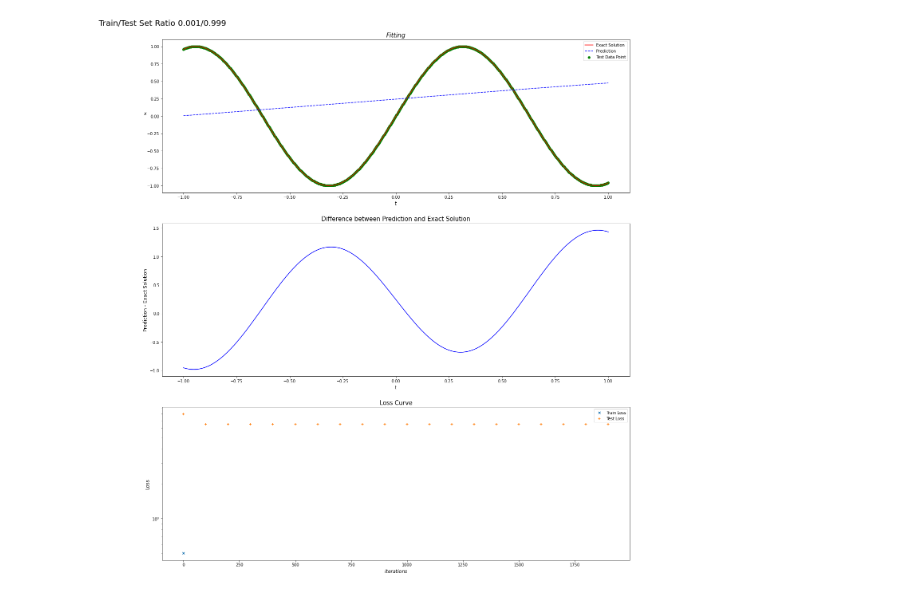
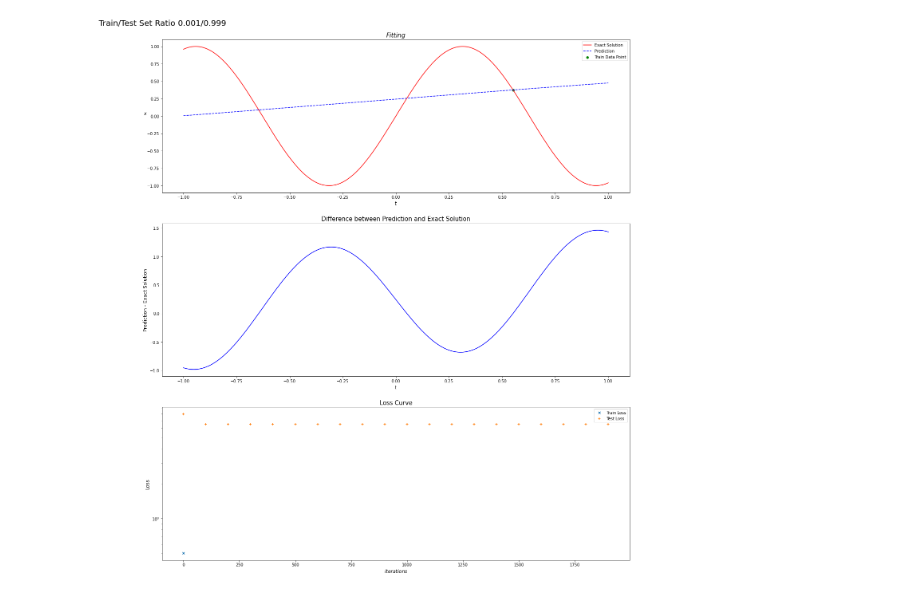
Before and after one commit to GP248CME215/Curve-fitting, a Jupyter notebook: Curve_fitting_1D_Keras.ipynb, the cells around one changed output. Drawn from its saved outputs; the diff is of its cells as text; code cells hidden in the pictures.

Commit message:
Plot training data instead of testing

```diff
--- a/Curve_fitting_1D_Keras.ipynb
+++ b/Curve_fitting_1D_Keras.ipynb
@@ -94,13 +94,13 @@ class NeuralNet:
                 start_time = time.time()
 # %%
 %matplotlib inline
-def plot(t_all, x_all, pred_all, t_test, x_test, title: str):
+def plot(t_all, x_all, pred_all, t_train, x_train, title: str):
     fig = plt.figure(figsize=(21, 24))
 
     ax = plt.subplot(311)
     ax.plot(t_all, x_all, "r", label="Exact Solution")
     ax.plot(t_all, pred_all, "b--", label="Prediction")
-    ax.scatter(t_test, x_test, s=30, c="g", label="Test Data Point")
+    ax.scatter(t_train, x_train, s=30, c="g", label="Train Data Point")
     ax.legend()
     ax.set_xlabel("$t$", fontsize = 12)
     ax.set_ylabel("$x$", fontsize = 12, rotation = 0)
@@ -269,5 +269,5 @@ print('Training time: %.4f' % (elapsed))
 pred_all = model.net(tf.reshape(tf.cast(t_all, dtype=tf.float32), shape=(-1, 1))).numpy().flatten()
 print('Norm of Differnece: %e' % (model.get_test_error().numpy()))
 
-plot(t_all, x_all, pred_all, t_test, x_test, title="Train/Test Set Ratio 0.001/0.999")
+plot(t_all, x_all, pred_all, t_train, x_train, title="Train/Test Set Ratio 0.001/0.999")
 # %% [output]
@@ -290,2 +290,2 @@ Training time: 15.0890
 Norm of Differnece: 1.109785e+00
-[figure, old version]
+[figure, new version]
```
Also changed, not shown: parts of 3 cells of this notebook.
